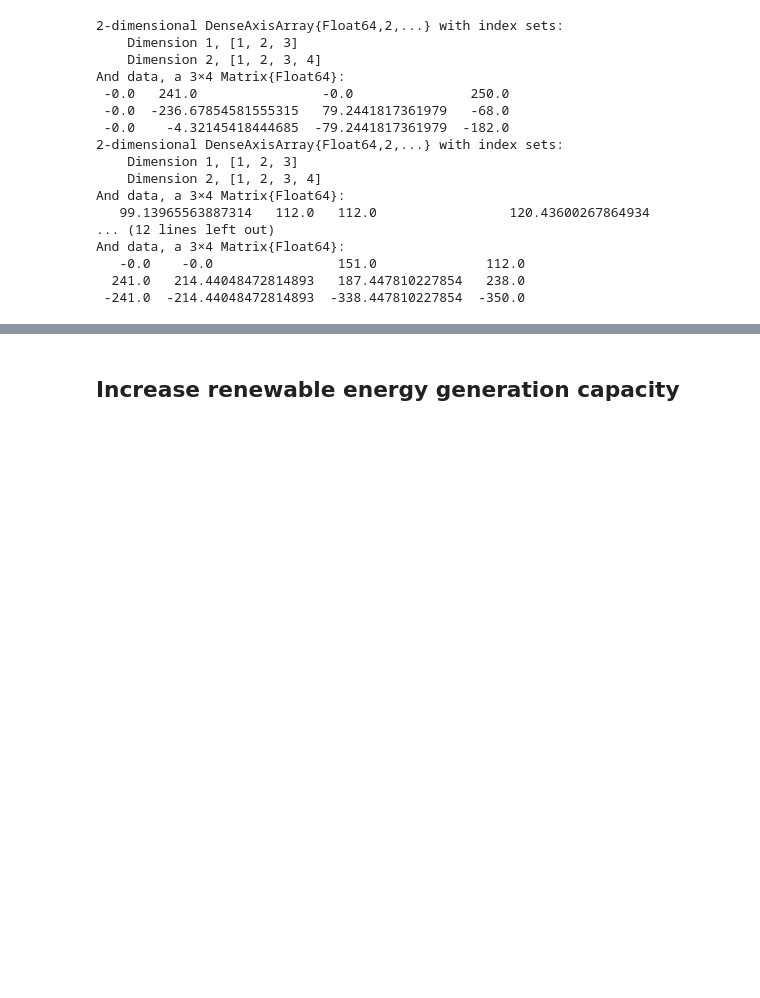
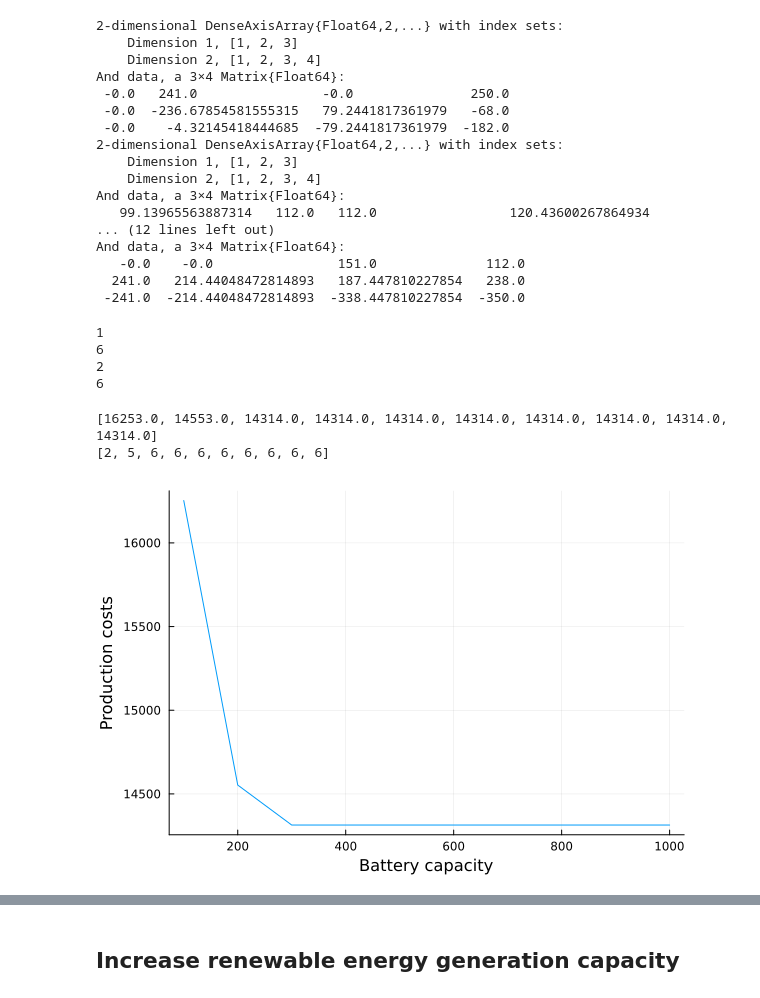
Before and after one commit to katekuian/amo-personal-project, a Jupyter notebook: 24bus-analysis.ipynb, the cells around one changed output, grey strips where cells are left out. Saved outputs shown, nothing was run; the diff lists cells and outputs as text; code cells hidden in the pictures; blank space fills up the shorter version.

Commit message:
Generate some graphs for original network and one with increased renewables

```diff
--- a/24bus-analysis.ipynb
+++ b/24bus-analysis.ipynb
@@ -479,3 +483,13 @@ And data, a 3×4 Matrix{Float64}:
 # %%
 # By gradually increasing the battery capacities, we find those values where in at least one scenario the battery is not fully used.
 # Of course the optimal battery size depends on weather severity and on the duration of low wind periods.
+# %%
+println(get_number_of_generators_not_used(results_initial))
+println(get_number_of_generators_not_used(results_with_battery_capacity))
+println(get_number_of_generators_not_used(results_with_selected_battery_capacity_1))
+println(get_number_of_generators_not_used(results_with_selected_battery_capacity_2))
+# %% [output]
+1
+6
+2
+6
@@ -481,0 +499,23 @@ And data, a 3×4 Matrix{Float64}:
+# %%
+B_max_possible_values = [100, 200, 300, 400, 500, 600, 700, 800, 900, 1000]
+production_costs = Vector{Float64}()
+unused_generators = Vector{Int64}()
+for i in B_max_possible_values
+    B_max_x = [0, 0, i, 0, i, 0, 0, 0, 0, 0, 0, 0, 0, 0, 0, i, 0, 0, 0, 0, i, 0, 0, 0]
+    results_with_increased_battery_capacity = define_and_solve_model(P_c_max, P_r_max, B_max_x, loc_G_c, loc_G_r)
+    objective_function_value = get_objective_function_value(results_with_increased_battery_capacity)
+    n_unused_generators = get_number_of_generators_not_used(results_with_increased_battery_capacity)
+    append!(production_costs, objective_function_value)
+    append!(unused_generators, n_unused_generators)
+end
+println(production_costs)
+println(unused_generators)
+# %% [output]
+[16253.0, 14553.0, 14314.0, 14314.0, 14314.0, 14314.0, 14314.0, 14314.0, 14314.0, 14314.0]
+[2, 5, 6, 6, 6, 6, 6, 6, 6, 6]
+# %%
+p = plot(B_max_possible_values, production_costs, xlabel="Battery capacity", ylabel="Production costs", legend=:none)
+savefig(p, "results/orig_production_costs.png")
+p
+# %% [output]
+[figure, added]
```
Also changed, not shown: parts of 16 cells of this notebook, 4 other files.
